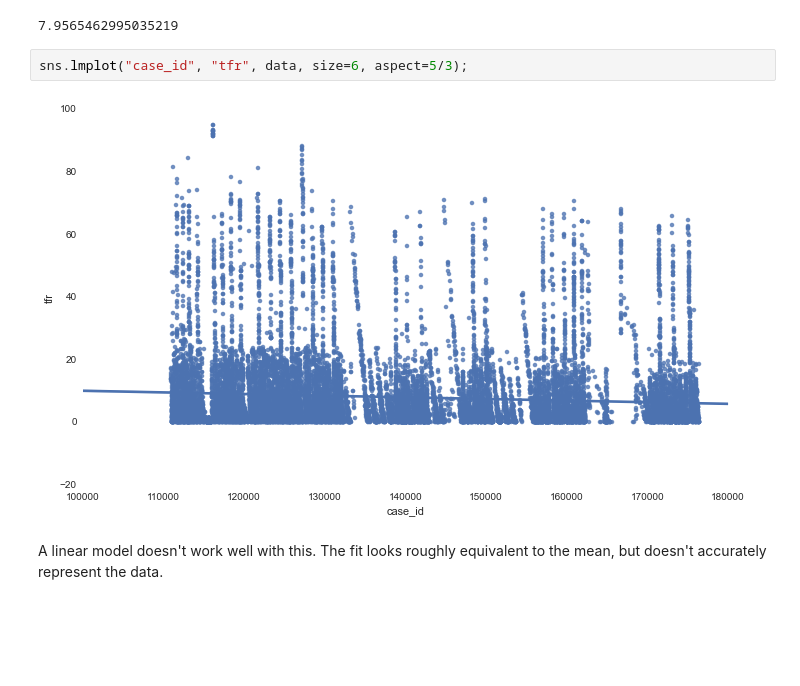
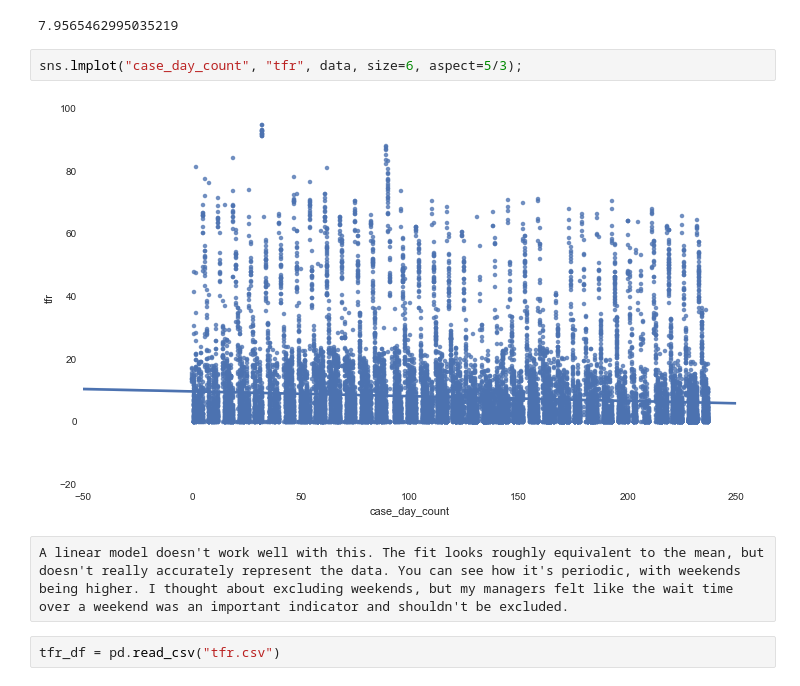
Before and after one commit to alharmon13/DAT_SF_12, a Jupyter notebook: Project /Desk-work.ipynb, the cells around one changed output. Cells and saved outputs as stored; diff of their text form; blank space fills up the shorter version.

```diff
--- a/Project /Desk-work.ipynb
+++ b/Project /Desk-work.ipynb
@@ -263,8 +248,10 @@ data['tfr'].mean()
 # %% [output]
 7.9565462995035219
 # %%
-sns.lmplot("case_id", "tfr", data, size=6, aspect=5/3);
+sns.lmplot("case_day_count", "tfr", data, size=6, aspect=5/3);
 # %% [output]
-[figure, old version]
+[figure, new version]
-# %% [markdown]
-A linear model doesn't work well with this. The fit looks roughly equivalent to the mean, but doesn't accurately represent the data.
+# %% [raw]
+A linear model doesn't work well with this. The fit looks roughly equivalent to the mean, but doesn't really accurately represent the data. You can see how it's periodic, with weekends being higher. I thought about excluding weekends, but my managers felt like the wait time over a weekend was an important indicator and shouldn't be excluded.
+# %%
+tfr_df = pd.read_csv("tfr.csv")
```
Also changed, not shown: parts of 10 cells of this notebook, 2 other files.
